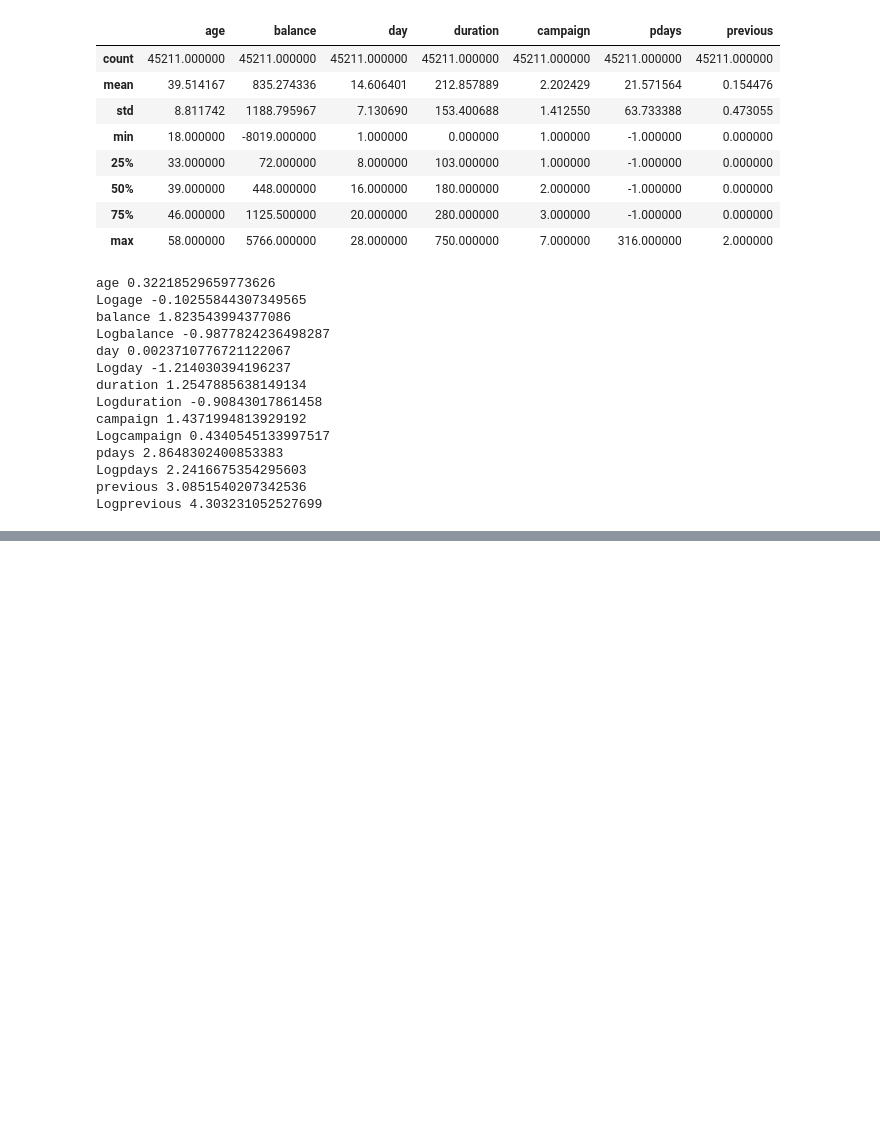
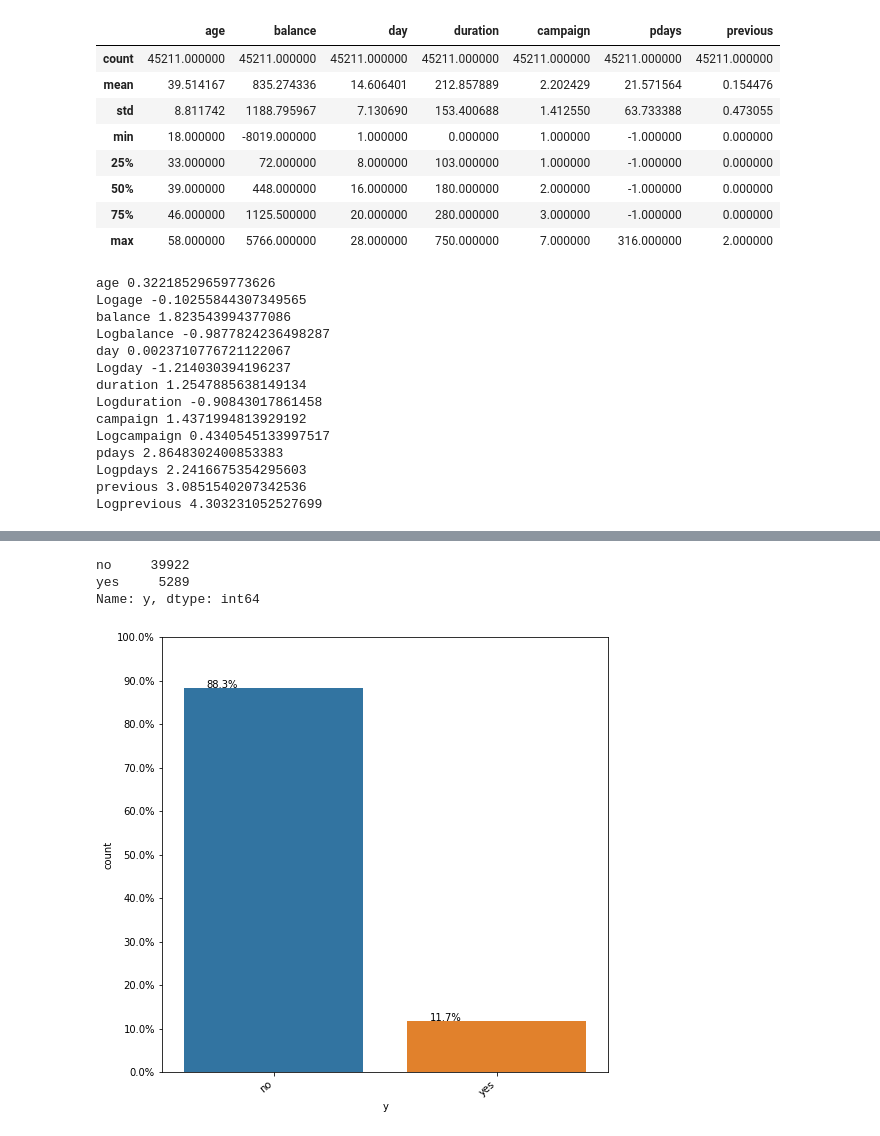
Before and after one commit to LakshmiVidyasagar/Final-Deliverables-Bank-data, a Jupyter notebook: Final Deliverable.ipynb, the cells around one changed output, grey strips where cells are left out. Saved outputs shown, nothing was run; the diff lists cells and outputs as text; code cells hidden in the pictures; blank space fills up the shorter version.

```diff
--- a/Final Deliverable.ipynb
+++ b/Final Deliverable.ipynb
@@ -258,0 +301,26 @@ df_bankdata.describe()
+# %%
+print(df_bankdata["y"].value_counts())
+# %% [output]
+no     39922
+yes     5289
+Name: y, dtype: int64
+# %%
+#The above data is imbalanced with the number of nos being over 88 percent more likely than yes.
+# We will now continue with the Exploritory Data Analysis.
+# To see the distribution of the imbalance we do the following:
+plt.figure(figsize=(8,8))
+Y = df_bankdata["y"]
+total = len(Y)*1.
+ax=sns.countplot(x="y", data=df_bankdata)
+for p in ax.patches:
+    ax.annotate('{:.1f}%'.format(100*p.get_height()/total), (p.get_x()+0.1, p.get_height()+5))
+
+#use 10 steps from 0 to the total number of rows in the dataframe
+ax.yaxis.set_ticks(np.linspace(0, total, 11))
+#adjust the ticklabel to the desired format, without changing the position of the ticks.
+ax.set_yticklabels(map('{:.1f}%'.format, 100*ax.yaxis.get_majorticklocs()/total))
+ax.set_xticklabels(ax.get_xticklabels(), rotation=40, ha="right")
+# ax.legend(labels=["no","yes"])
+plt.show()
+# %% [output]
+[figure, added]
```
Also changed, not shown: parts of 11 cells of this notebook, 1 other file.
